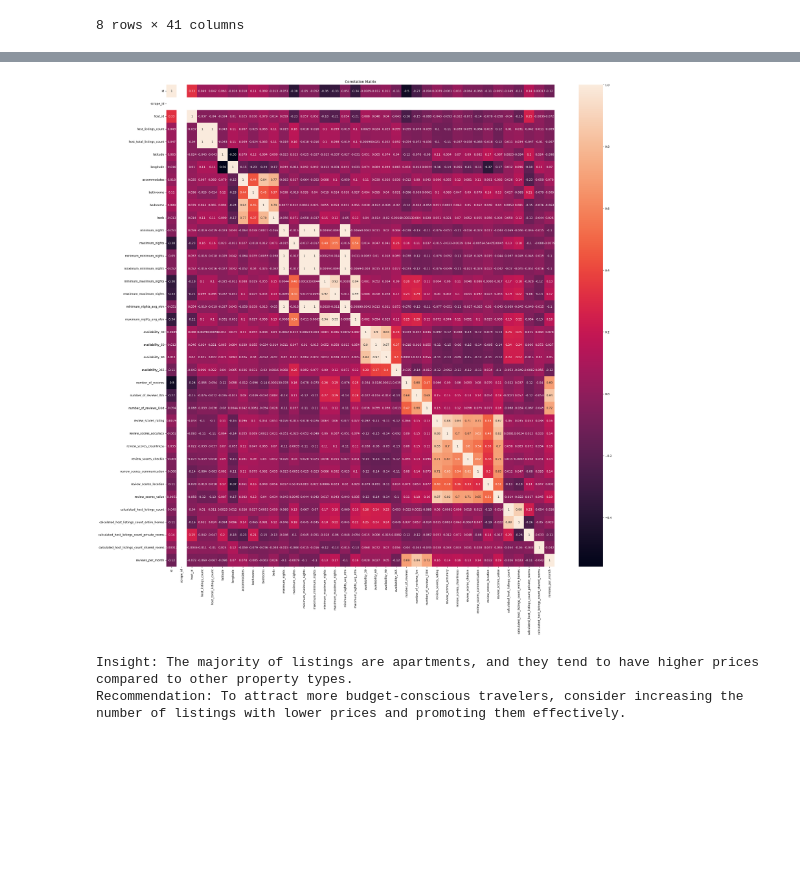
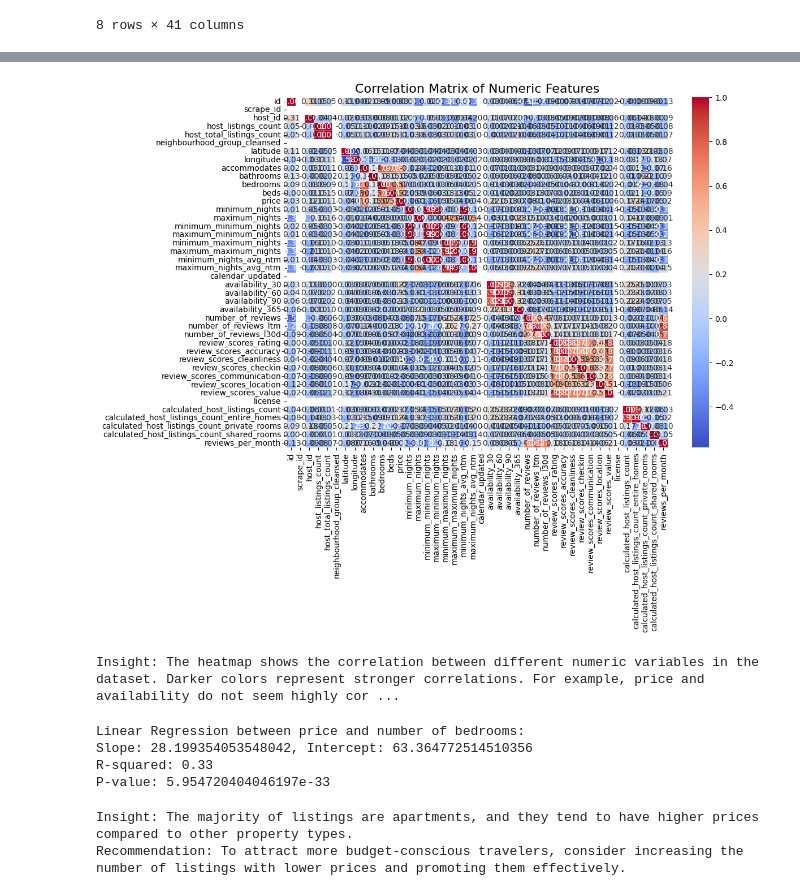
Before and after one commit to reem221/Airbnb-Listing-EDA, a Jupyter notebook: AirbnbListingADA.ipynb, the cells around one changed output, grey strips where cells are left out. Cells and saved outputs as stored; diff of their text form; code cells hidden in the pictures; blank space fills up the shorter version.

```diff
--- a/AirbnbListingADA.ipynb
+++ b/AirbnbListingADA.ipynb
@@ -48,9 +48,3 @@ memory usage: 231.6+ KB
 | 75% | 9.237302e+17 | 2.024041e+13 | 3.936272e+08 | 9.000000 | 13.000000 | NaN | ... |
 | max | 1.129006e+18 | 2.024041e+13 | 5.531120e+08 | 1180.000000 | 2157.000000 | NaN | ... |
 8 rows × 41 columns
-# %%
-# Handling missing values
-missing_values = df.isnull().sum()
-missing_values = missing_values[missing_values > 0]
-print("Columns with missing values:\n", missing_values)
-df.drop(['neighbourhood_group_cleansed','calendar_updated','license'], axis=1, inplace=True)
@@ -75,3 +51,12 @@ dtype: int64
+# %%
+# Clean the price column by removing dollar signs and commas, then convert to numeric
+df['price'] = df['price'].replace({'\$': '', ',': ''}, regex=True).astype(float)
+
+# Now you can safely handle missing values and outliers
+df = df.dropna(subset=['price', 'availability_365', 'latitude', 'longitude'])
+
+# Remove outliers by keeping only 95% of the data
+df = df[df['price'] < df['price'].quantile(0.95)]
 # %%
 # Import necessary libraries for data visualization
 import matplotlib.pyplot as plt
@@ -148,22 +217,40 @@ plt.show()
 # %%
 # Select all columns from the DataFrame 'df' that have numeric data types
 # and store them in a new DataFrame 'data'
 data = df.select_dtypes(include='number')
 
 # Correlation Analysis
 # Set up the figure for plotting with a large size
-plt.figure(figsize=(30, 30))
+plt.figure(figsize=(12, 10))
 # Create a heatmap of the correlation matrix for the numeric columns in 'data'
 # The 'annot=True' parameter adds numerical annotations to each cell in the heatmap
-sns.heatmap(data.corr(),annot=True)
+sns.heatmap(data.corr(), annot=True, cmap='coolwarm', linewidths=0.5, fmt='.2f')
 # Add a title to the plot
-plt.title('Correlation Matrix')
+plt.title('Correlation Matrix of Numeric Features', fontsize=16)
 # Save the plot as an image file in the specified directory
 plt.savefig('E:\\reem\\electro pi\\Exploratory data\\correlation_matrix.png')
-# Display the plot on the screen
+# Display the plot
+plt.tight_layout()
 plt.show()
+
+# Insight: Correlation Analysis
+print("Insight: The heatmap shows the correlation between different numeric variables in the dataset. Darker colors represent stronger correlations. For example, price and availability do not seem highly correlated, but other variables may exhibit stronger relationships.")
 # %% [output]
-[figure, old version]
+[figure, new version]
+Insight: The heatmap shows the correlation between different numeric variables in the dataset. Darker colors represent stronger correlations. For example, price and availability do not seem highly cor ...
+# %%
+# Linear regression between price and number of bedrooms
+slope, intercept, r_value, p_value, std_err = linregress(df['bedrooms'], df['price'])
+
+print(f"Linear Regression between price and number of bedrooms:")
+print(f"Slope: {slope}, Intercept: {intercept}")
+print(f"R-squared: {r_value**2:.2f}")
+print(f"P-value: {p_value}")
+# %% [output]
+Linear Regression between price and number of bedrooms:
+Slope: 28.199354053548042, Intercept: 63.364772514510356
+R-squared: 0.33
+P-value: 5.954720404046197e-33
 # %%
 # Example Insight
 print("Insight: The majority of listings are apartments, and they tend to have higher prices compared to other property types.")
```
Also changed, not shown: parts of 8 cells of this notebook, 5 other files.
